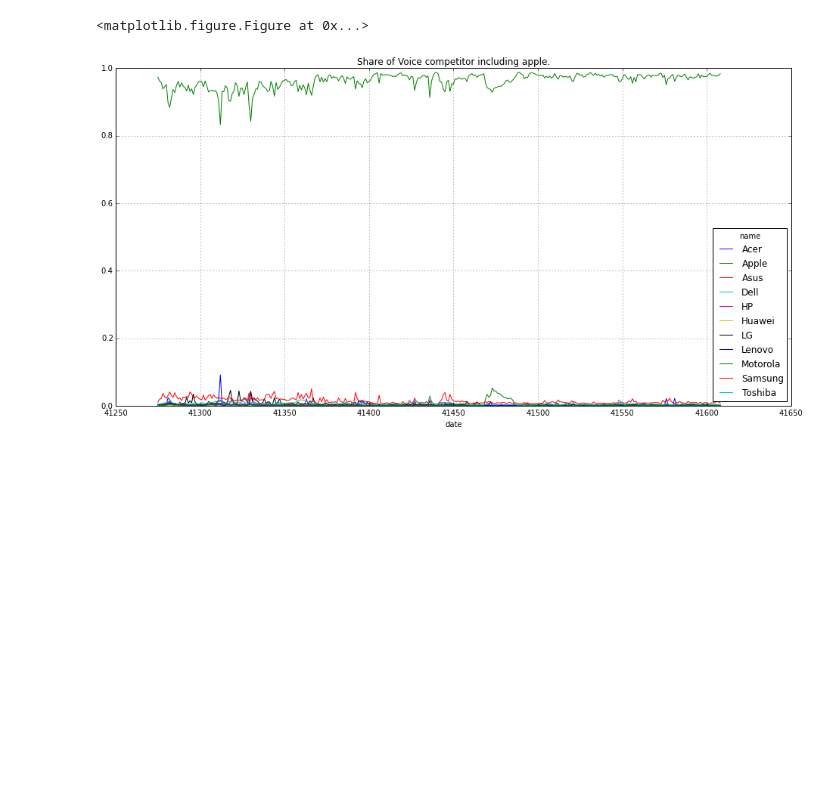
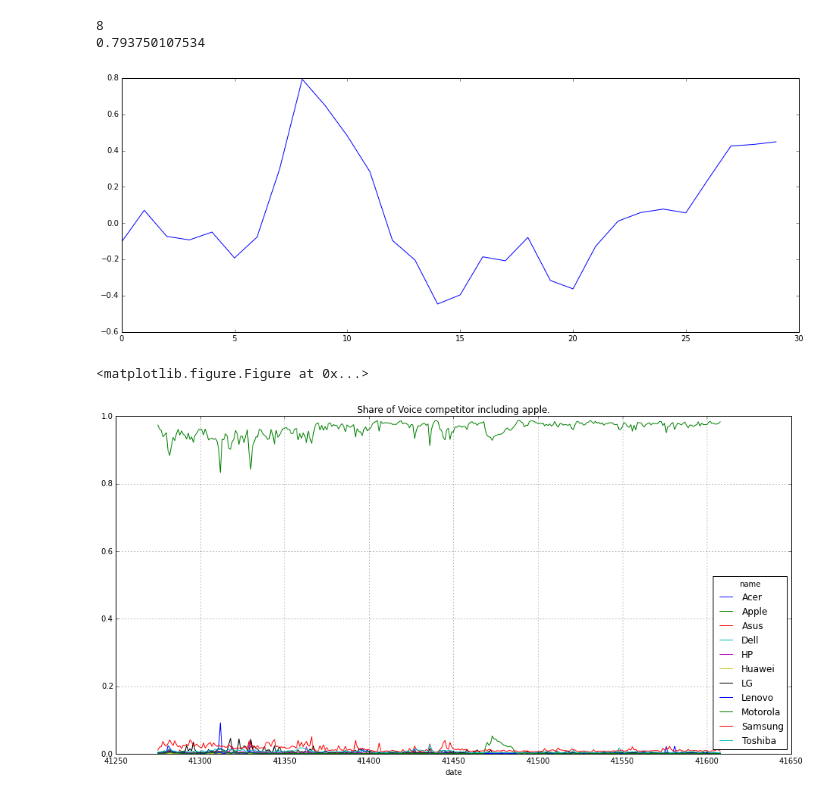
Before and after one commit to maciejATcosphere/paper-mind, a Jupyter notebook: paper_mind/courses/pandas/dell-SOV-data-preparation.ipynb, the cells around one changed output. Drawn from its saved outputs; the diff is of its cells as text; code cells hidden in the pictures; blank space fills up the shorter version.

```diff
--- a/paper_mind/courses/pandas/dell-SOV-data-preparation.ipynb
+++ b/paper_mind/courses/pandas/dell-SOV-data-preparation.ipynb
@@ -190,3 +166,15 @@ Index([u'date', u'name', u'name_count', u'SOV', u'sentiment', u'sentiment_count'
+# %%
+cross_correlation = sm.tsa.stattools.ccf(df.like.values[:30], df.SOV[:30], unbiased=True)
+
+print cross_correlation.argmax()
+print cross_correlation[8]
+
+plt.figure(figsize=(16, 6))
+plt.plot(cross_correlation);
+# %% [output]
+8
+0.793750107534
+[figure, added]
 # %%
 radian6_pivot = radian6.pivot_table('SOV', rows='date', cols='name', aggfunc=sum)
 
```
Also changed, not shown: parts of 15 cells of this notebook.
